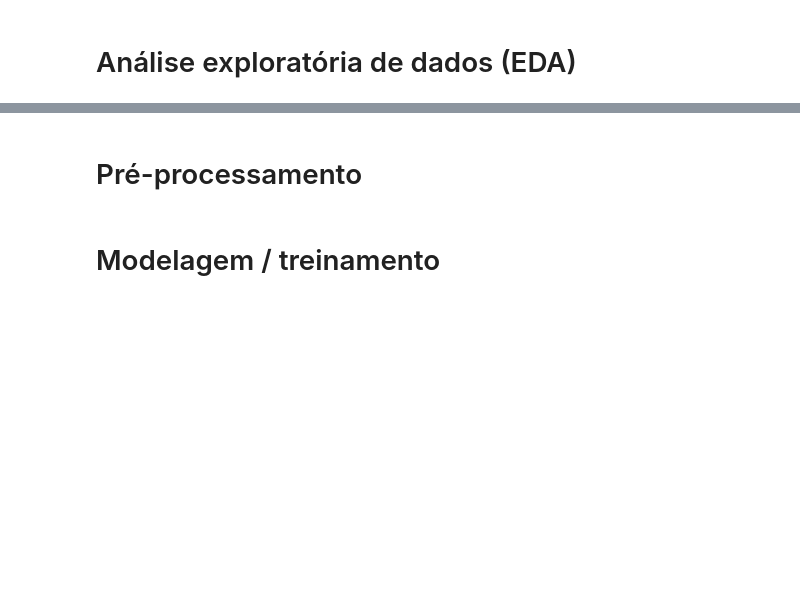
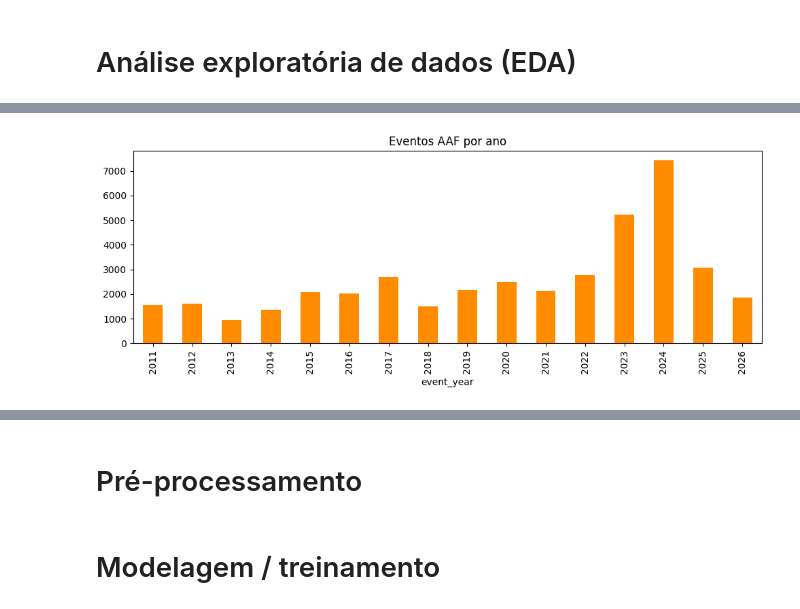
Before and after one commit to AndersonAlvesCoelho/pyroregions-classification, a Jupyter notebook: pyroregions_ucs.ipynb, the cells around one changed output, grey strips where cells are left out. Saved outputs shown, nothing was run; the diff lists cells and outputs as text; code cells hidden in the pictures; blank space fills up the shorter version.

```diff
--- a/pyroregions_ucs.ipynb
+++ b/pyroregions_ucs.ipynb
@@ -404,0 +528,11 @@ Error:
+# %%
+# Distribuição por ano
+eventos_por_ano = gdf_aaf_metric['event_year'].value_counts().sort_index()
+
+plt.figure(figsize=(10, 4))
+eventos_por_ano.plot(kind='bar', color='darkorange')
+plt.title('Eventos AAF por ano')
+plt.tight_layout()
+plt.show()
+# %% [output]
+[figure, added]
```
Also changed, not shown: parts of 41 cells of this notebook, 9 other files.
